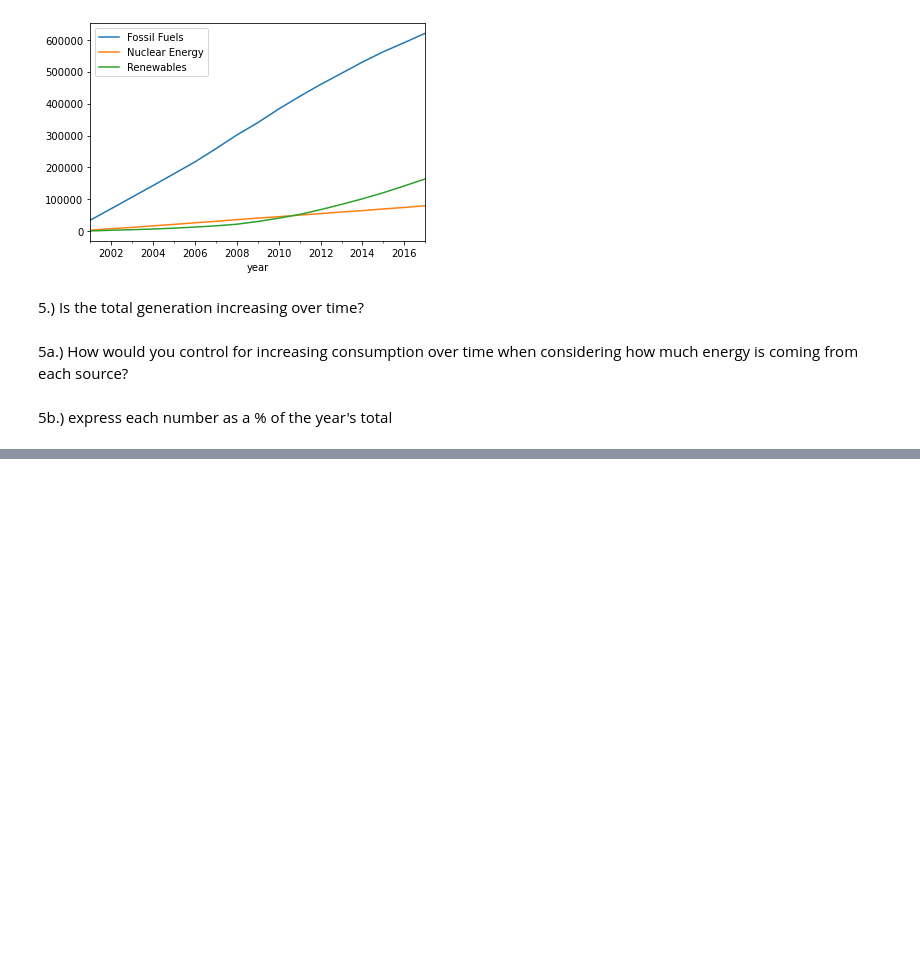
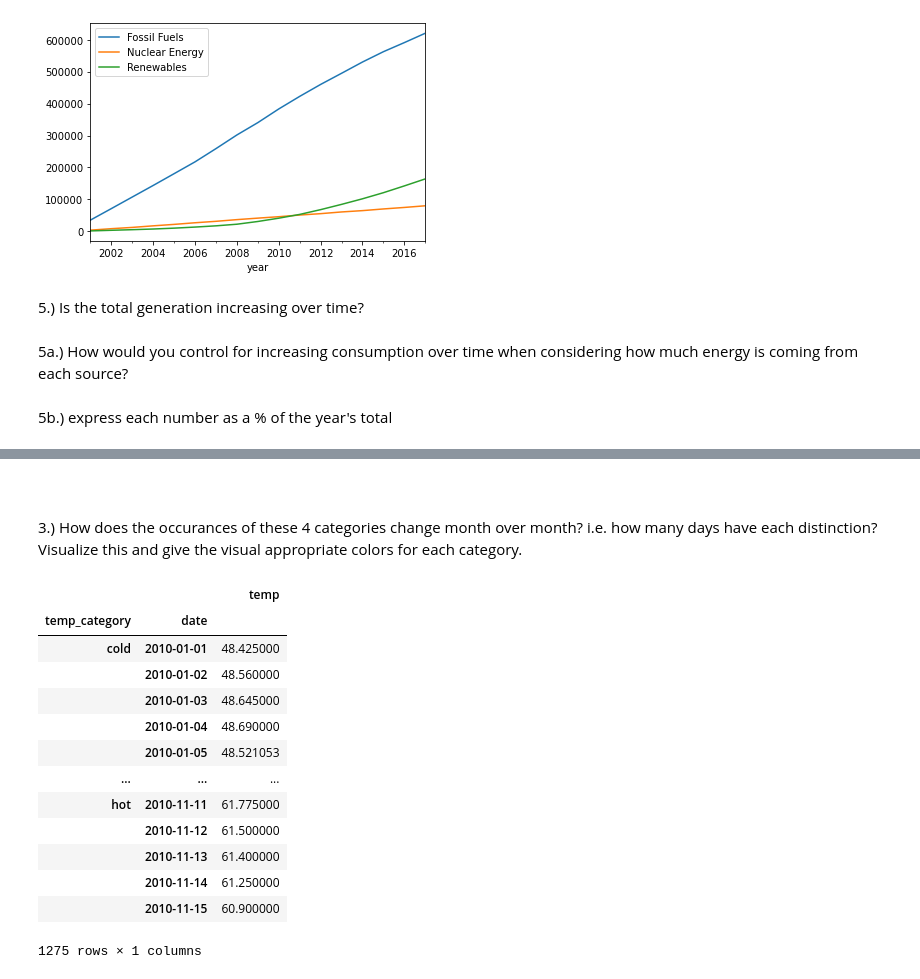
Before and after one commit to annah-vu/time-series-exercises, a Jupyter notebook: time_series_data.ipynb, the cells around one changed output, grey strips where cells are left out. Drawn from its saved outputs; the diff is of its cells as text; code cells hidden in the pictures; blank space fills up the shorter version.

```diff
--- a/time_series_data.ipynb
+++ b/time_series_data.ipynb
@@ -664,0 +684,4 @@ plt.legend()
+# %%
+df.date = pd.to_datetime(df.date, format='%Y-%m-%d %H:%m:%s')
+# %%
+df = df.set_index('date')
@@ -664,0 +700,2 @@ plt.legend()
+# %%
+df['temp_category']=pd.qcut(df.temp, 4, labels=['cold','cool','warm','hot'])
@@ -664,0 +712,23 @@ plt.legend()
+# %% [markdown]
+<br>
+# %% [markdown]
+3.) How does the occurances of these 4 categories change month over month? i.e. how many days have each distinction? Visualize this and give the visual appropriate colors for each category.
+# %%
+temp_category_count = df.groupby('temp_category').resample('D').mean()
+# %%
+temp_category_count
+# %% [output]
+|  |  | temp |
+| temp_category | date |  |
+| cold | 2010-01-01 | 48.425000 |
+|  | 2010-01-02 | 48.560000 |
+|  | 2010-01-03 | 48.645000 |
+|  | 2010-01-04 | 48.690000 |
+|  | 2010-01-05 | 48.521053 |
+| ... | ... | ... |
+| hot | 2010-11-11 | 61.775000 |
+|  | 2010-11-12 | 61.500000 |
+|  | 2010-11-13 | 61.400000 |
+|  | 2010-11-14 | 61.250000 |
+|  | 2010-11-15 | 60.900000 |
+1275 rows × 1 columns
```
Also changed, not shown: parts of 9 cells of this notebook.
